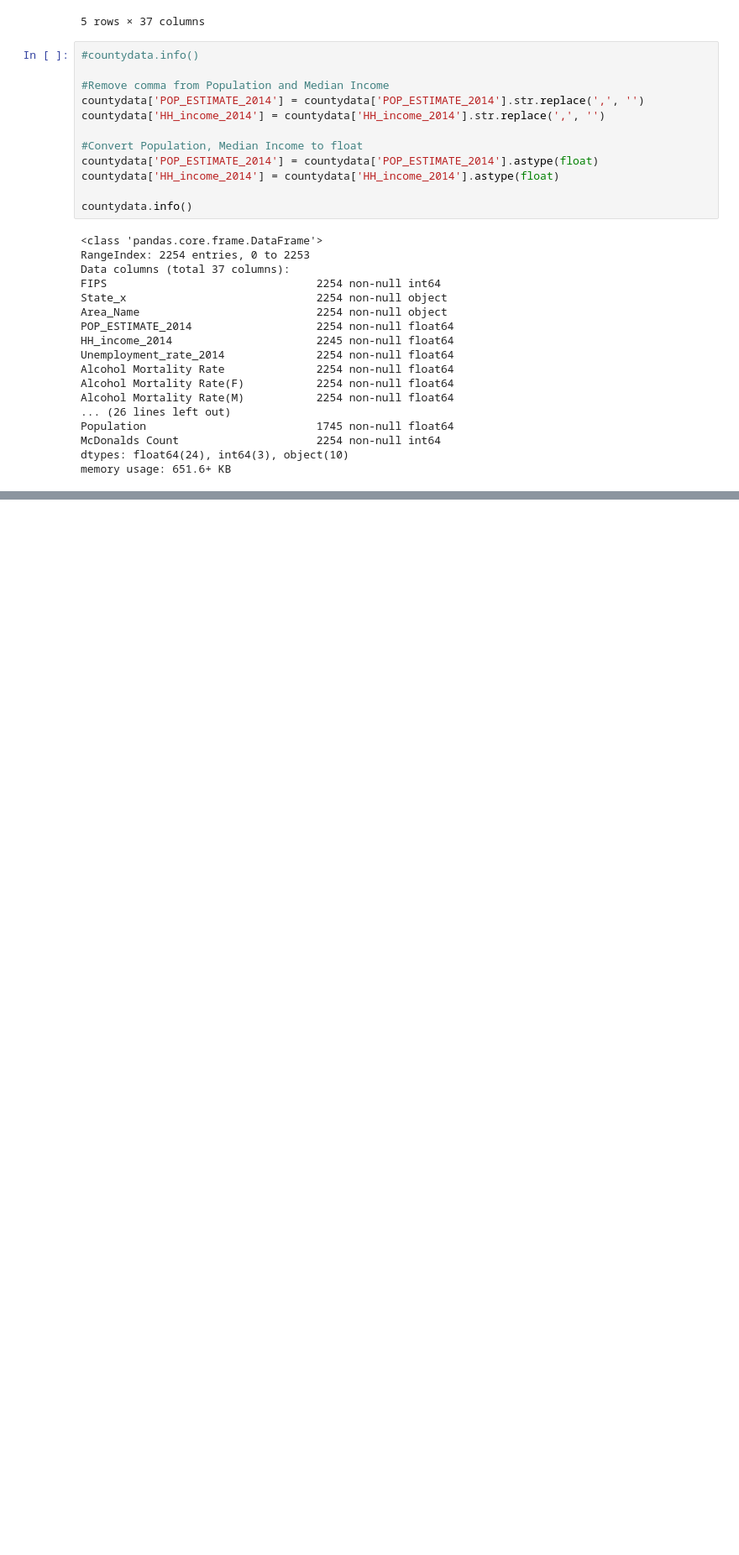
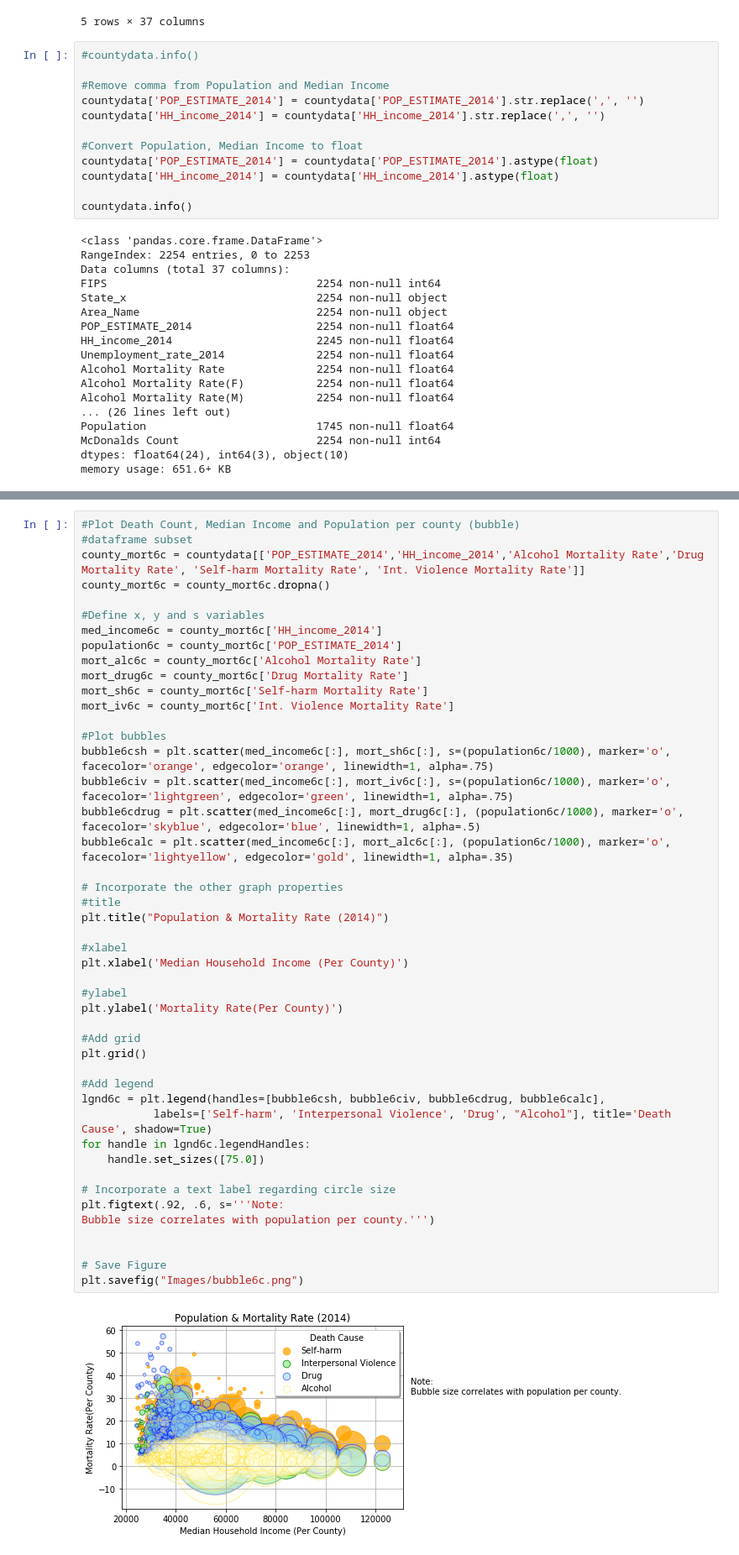
Before and after one commit to tessabanum/Team2_project1, a Jupyter notebook: Bubble 1-2.ipynb, the cells around one changed output, grey strips where cells are left out. Shown at 84% size. Cells and saved outputs as stored; diff of their text form; blank space fills up the shorter version.

```diff
--- a/Bubble 1-2.ipynb
+++ b/Bubble 1-2.ipynb
@@ -223,0 +283,48 @@ plt.savefig("Images/bubble6b.png")
+# %%
+#Plot Death Count, Median Income and Population per county (bubble)
+#dataframe subset
+county_mort6c = countydata[['POP_ESTIMATE_2014','HH_income_2014','Alcohol Mortality Rate','Drug Mortality Rate', 'Self-harm Mortality Rate', 'Int. Violence Mortality Rate']]
+county_mort6c = county_mort6c.dropna()
+
+#Define x, y and s variables
+med_income6c = county_mort6c['HH_income_2014']
+population6c = county_mort6c['POP_ESTIMATE_2014']
+mort_alc6c = county_mort6c['Alcohol Mortality Rate']
+mort_drug6c = county_mort6c['Drug Mortality Rate']
+mort_sh6c = county_mort6c['Self-harm Mortality Rate']
+mort_iv6c = county_mort6c['Int. Violence Mortality Rate']
+
+#Plot bubbles
+bubble6csh = plt.scatter(med_income6c[:], mort_sh6c[:], s=(population6c/1000), marker='o', facecolor='orange', edgecolor='orange', linewidth=1, alpha=.75)
+bubble6civ = plt.scatter(med_income6c[:], mort_iv6c[:], s=(population6c/1000), marker='o', facecolor='lightgreen', edgecolor='green', linewidth=1, alpha=.75)
+bubble6cdrug = plt.scatter(med_income6c[:], mort_drug6c[:], (population6c/1000), marker='o', facecolor='skyblue', edgecolor='blue', linewidth=1, alpha=.5)
+bubble6calc = plt.scatter(med_income6c[:], mort_alc6c[:], (population6c/1000), marker='o', facecolor='lightyellow', edgecolor='gold', linewidth=1, alpha=.35)
+
+# Incorporate the other graph properties
+#title
+plt.title("Population & Mortality Rate (2014)")
+
+#xlabel
+plt.xlabel('Median Household Income (Per County)')
+
+#ylabel
+plt.ylabel('Mortality Rate(Per County)')
+
+#Add grid
+plt.grid()
+
+#Add legend
+lgnd6c = plt.legend(handles=[bubble6csh, bubble6civ, bubble6cdrug, bubble6calc],
+           labels=['Self-harm', 'Interpersonal Violence', 'Drug', "Alcohol"], title='Death Cause', shadow=True)
+for handle in lgnd6c.legendHandles:
+    handle.set_sizes([75.0])
+
+# Incorporate a text label regarding circle size
+plt.figtext(.92, .6, s='''Note:
+Bubble size correlates with population per county.''')
+
+
+# Save Figure
+plt.savefig("Images/bubble6c.png")
+# %% [output]
+[figure, added]
```
Also changed, not shown: parts of 6 cells of this notebook, 7 other files.
